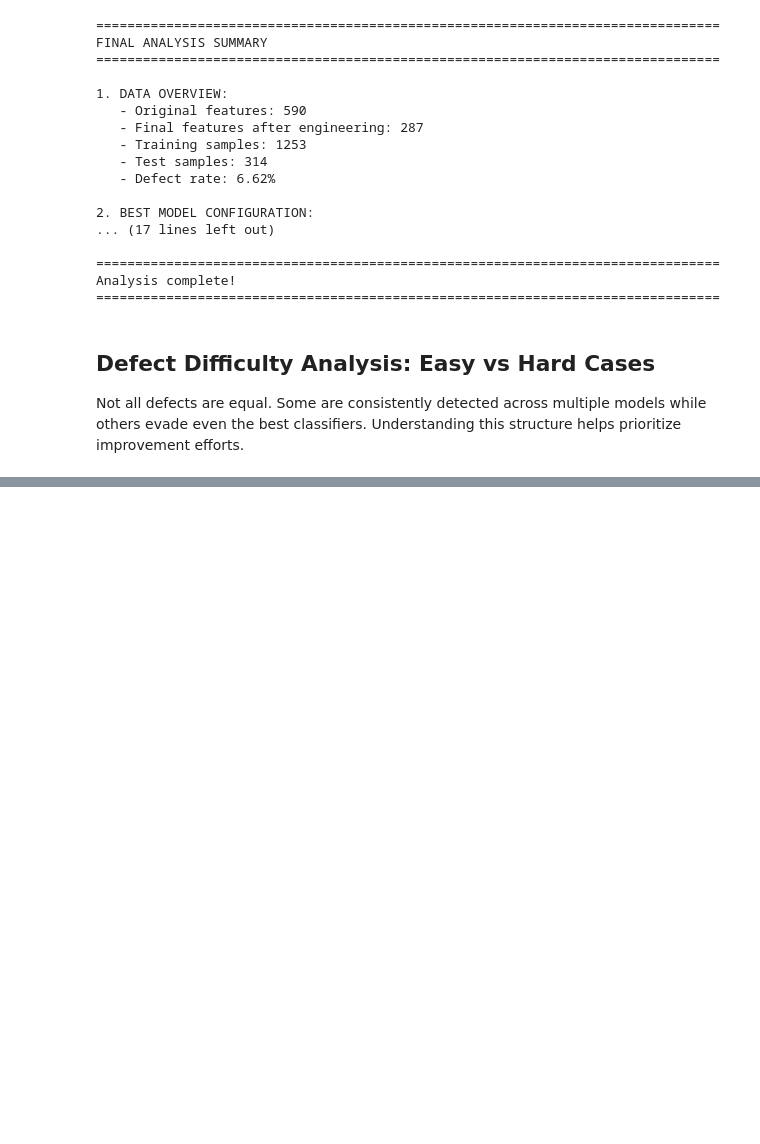
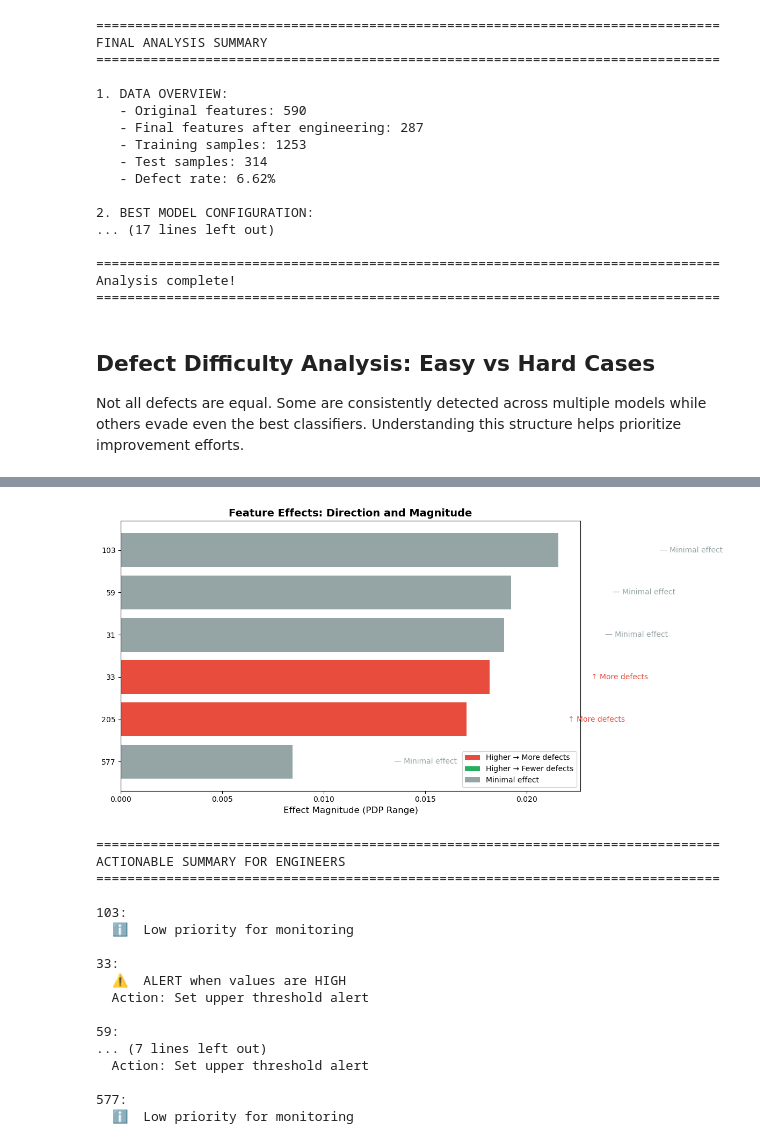
Before and after one commit to jhstat/Data-Projects, a Jupyter notebook: UCI_SECOM/DATA_ANALYSIS.ipynb, the cells around one changed output, grey strips where cells are left out. Drawn from its saved outputs; the diff is of its cells as text; code cells hidden in the pictures; blank space fills up the shorter version.

```diff
--- a/UCI_SECOM/DATA_ANALYSIS.ipynb
+++ b/UCI_SECOM/DATA_ANALYSIS.ipynb
@@ -1741,0 +2438,73 @@ else:
+# %%
+# ============================================================
+# SUMMARY: DIRECTION AND MAGNITUDE VISUALIZATION
+# ============================================================
+
+fig, ax = plt.subplots(figsize=(12, 6))
+
+# Sort by magnitude
+pdp_df_sorted = pdp_df.sort_values('Magnitude', ascending=True)
+
+# Color by direction
+colors = ['#e74c3c' if '↑' in d else '#27ae60' if '↓' in d else '#95a5a6'
+          for d in pdp_df_sorted['Direction']]
+
+bars = ax.barh(pdp_df_sorted['Feature'], pdp_df_sorted['Magnitude'], color=colors)
+
+# Add direction arrows
+for i, (_, row) in enumerate(pdp_df_sorted.iterrows()):
+    if '↑' in row['Direction']:
+        ax.text(row['Magnitude'] + 0.005, i, '↑ More defects', va='center', fontsize=10, color='#e74c3c')
+    elif '↓' in row['Direction']:
+        ax.text(row['Magnitude'] + 0.005, i, '↓ Fewer defects', va='center', fontsize=10, color='#27ae60')
+    else:
+        ax.text(row['Magnitude'] + 0.005, i, '— Minimal effect', va='center', fontsize=10, color='#95a5a6')
+
+ax.set_xlabel('Effect Magnitude (PDP Range)', fontsize=12)
+ax.set_title('Feature Effects: Direction and Magnitude', fontsize=14, fontweight='bold')
+
+# Add legend
+from matplotlib.patches import Patch
+legend_elements = [
+    Patch(facecolor='#e74c3c', label='Higher → More defects'),
+    Patch(facecolor='#27ae60', label='Higher → Fewer defects'),
+    Patch(facecolor='#95a5a6', label='Minimal effect')
+]
+ax.legend(handles=legend_elements, loc='lower right')
+
+plt.tight_layout()
+plt.show()
+
+# Print actionable summary for engineers
+print("\n" + "="*80)
+print("ACTIONABLE SUMMARY FOR ENGINEERS")
+print("="*80)
+for _, row in pdp_df.iterrows():
+    print(f"\n{row['Feature']}:")
+    if '↑' in row['Direction']:
+        print(f"  ⚠️  ALERT when values are HIGH")
+        print(f"  Action: Set upper threshold alert")
+    elif '↓' in row['Direction']:
+        print(f"  ⚠️  ALERT when values are LOW")
+        print(f"  Action: Set lower threshold alert")
+    else:
+        print(f"  ℹ️  Low priority for monitoring")
+# %% [output]
+[figure, added]
+================================================================================
+ACTIONABLE SUMMARY FOR ENGINEERS
+================================================================================
+
+103:
+  ℹ️  Low priority for monitoring
+
+33:
+  ⚠️  ALERT when values are HIGH
+  Action: Set upper threshold alert
+
+59:
+... (7 lines left out)
+  Action: Set upper threshold alert
+
+577:
+  ℹ️  Low priority for monitoring
```
Also changed, not shown: parts of 27 cells of this notebook, 1 other file.
